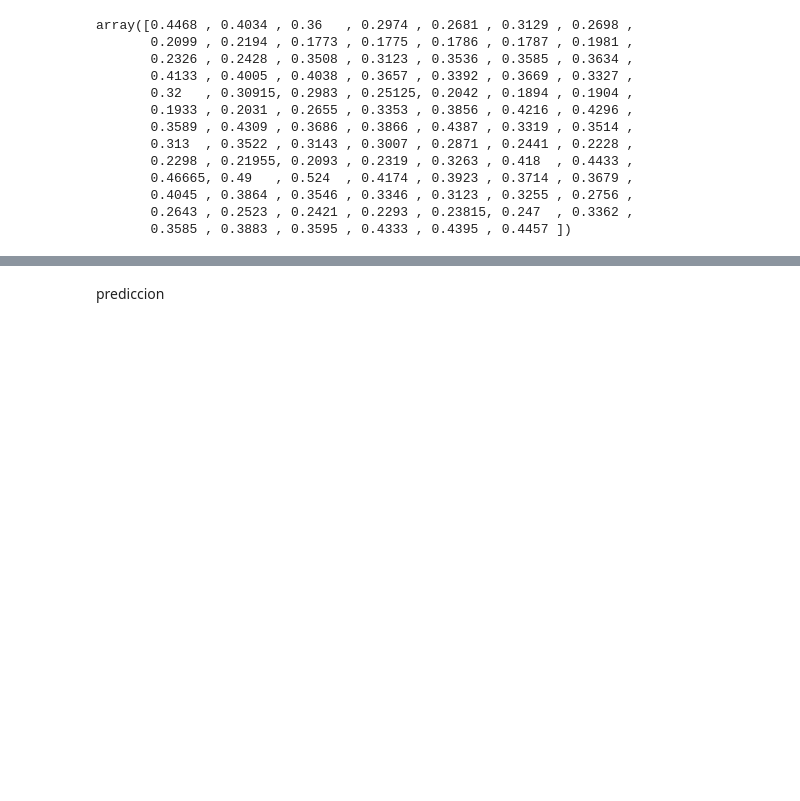
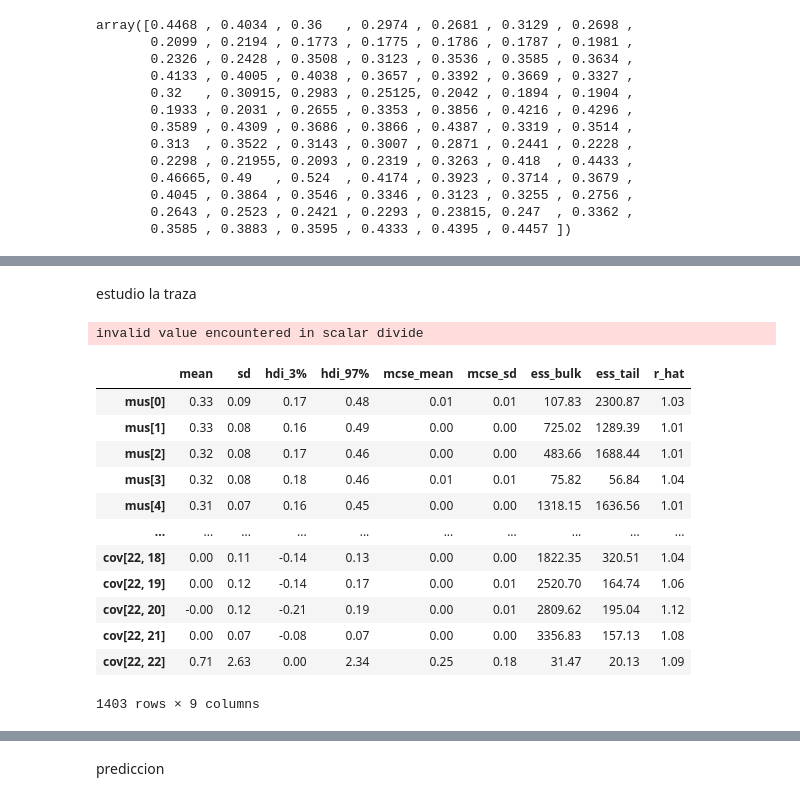
Before and after one commit to verderis/TimeSeries, a Jupyter notebook: loredo_2025 hierarchical.ipynb, the cells around one changed output, grey strips where cells are left out. Cells and saved outputs as stored; diff of their text form; code cells hidden in the pictures; blank space fills up the shorter version.

```diff
--- a/loredo_2025 hierarchical.ipynb
+++ b/loredo_2025 hierarchical.ipynb
@@ -216,3 +186,22 @@ Chain 0 reached the maximum tree depth. Increase `max_treedepth`, increase `targ
 Chain 1 reached the maximum tree depth. Increase `max_treedepth`, increase `target_accept` or reparameterize.
 Chain 2 reached the maximum tree depth. Increase `max_treedepth`, increase `target_accept` or reparameterize.
 Chain 3 reached the maximum tree depth. Increase `max_treedepth`, increase `target_accept` or reparameterize.
+# %% [markdown]
+estudio la traza
+# %%
+az.summary(trace_modeNormCorr, round_to=2)
+# %% [output]
+invalid value encountered in scalar divide
+|  | mean | sd | hdi_3% | hdi_97% | mcse_mean | mcse_sd | ess_bulk | ess_tail | r_hat |
+| mus[0] | 0.33 | 0.09 | 0.17 | 0.48 | 0.01 | 0.01 | 107.83 | 2300.87 | 1.03 |
+| mus[1] | 0.33 | 0.08 | 0.16 | 0.49 | 0.00 | 0.00 | 725.02 | 1289.39 | 1.01 |
+| mus[2] | 0.32 | 0.08 | 0.17 | 0.46 | 0.00 | 0.00 | 483.66 | 1688.44 | 1.01 |
+| mus[3] | 0.32 | 0.08 | 0.18 | 0.46 | 0.01 | 0.01 | 75.82 | 56.84 | 1.04 |
+| mus[4] | 0.31 | 0.07 | 0.16 | 0.45 | 0.00 | 0.00 | 1318.15 | 1636.56 | 1.01 |
+| ... | ... | ... | ... | ... | ... | ... | ... | ... | ... |
+| cov[22, 18] | 0.00 | 0.11 | -0.14 | 0.13 | 0.00 | 0.00 | 1822.35 | 320.51 | 1.04 |
+| cov[22, 19] | 0.00 | 0.12 | -0.14 | 0.17 | 0.00 | 0.01 | 2520.70 | 164.74 | 1.06 |
+| cov[22, 20] | -0.00 | 0.12 | -0.21 | 0.19 | 0.00 | 0.01 | 2809.62 | 195.04 | 1.12 |
+| cov[22, 21] | 0.00 | 0.07 | -0.08 | 0.07 | 0.00 | 0.00 | 3356.83 | 157.13 | 1.08 |
+| cov[22, 22] | 0.71 | 2.63 | 0.00 | 2.34 | 0.25 | 0.18 | 31.47 | 20.13 | 1.09 |
+1403 rows × 9 columns
```
Also changed, not shown: parts of 18 cells of this notebook.
